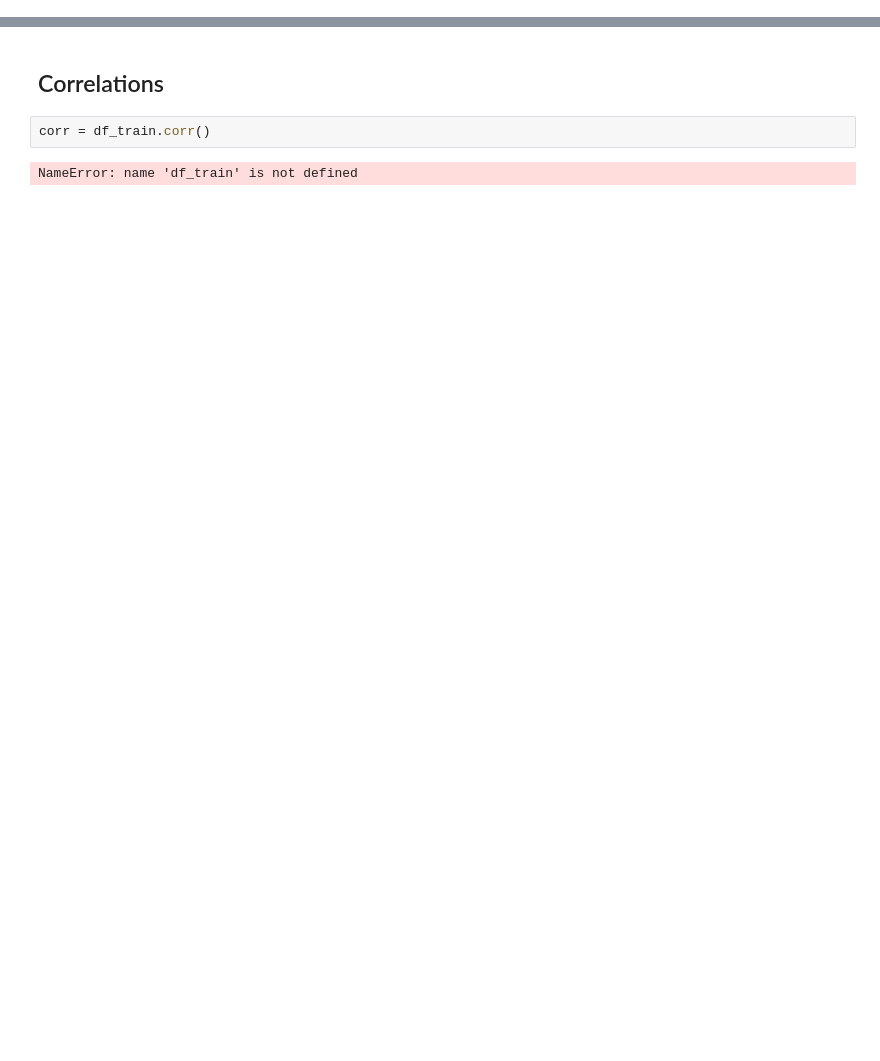
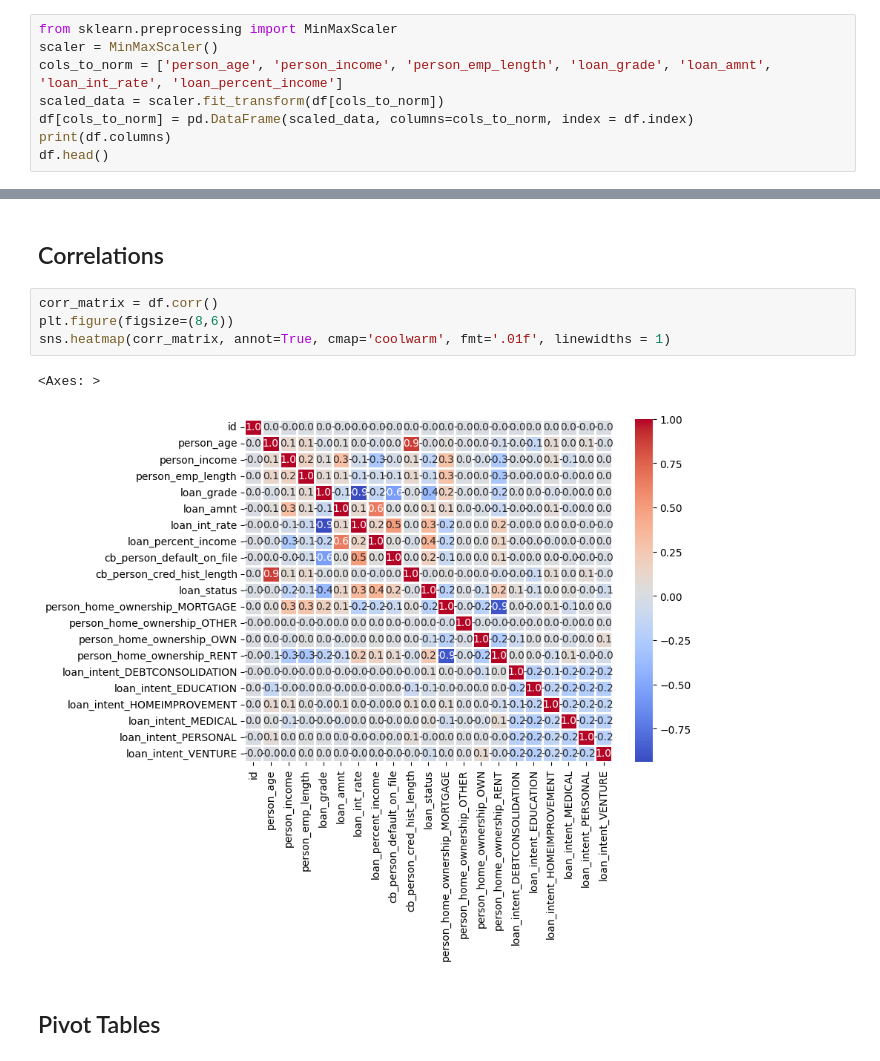
Before and after one commit to Alexej9671/kaggle_loan_approval_prediction, a Jupyter notebook: train_models.ipynb, the cells around one changed output, grey strips where cells are left out. Saved outputs shown, nothing was run; the diff lists cells and outputs as text; blank space fills up the shorter version.

Commit message:
first correlations and pivot table

```diff
--- a/train_models.ipynb
+++ b/train_models.ipynb
@@ -170,0 +197,8 @@ KeyError: "None of [Index(['person_home_ownership', 'loan_intent'], dtype='objec
+# %%
+from sklearn.preprocessing import MinMaxScaler
+scaler = MinMaxScaler()
+cols_to_norm = ['person_age', 'person_income', 'person_emp_length', 'loan_grade', 'loan_amnt', 'loan_int_rate', 'loan_percent_income']
+scaled_data = scaler.fit_transform(df[cols_to_norm])
+df[cols_to_norm] = pd.DataFrame(scaled_data, columns=cols_to_norm, index = df.index)
+print(df.columns)
+df.head()
@@ -171,6 +222,11 @@ KeyError: "None of [Index(['person_home_ownership', 'loan_intent'], dtype='objec
 # %% [markdown]
 ## Correlations
 # %%
-corr = df_train.corr()
+corr_matrix = df.corr()
+plt.figure(figsize=(8,6))
+sns.heatmap(corr_matrix, annot=True, cmap='coolwarm', fmt='.01f', linewidths = 1)
 # %% [output]
-NameError: name 'df_train' is not defined
+<Axes: >
+[figure, added]
+# %% [markdown]
+## Pivot Tables
```
Also changed, not shown: parts of 7 cells of this notebook.
